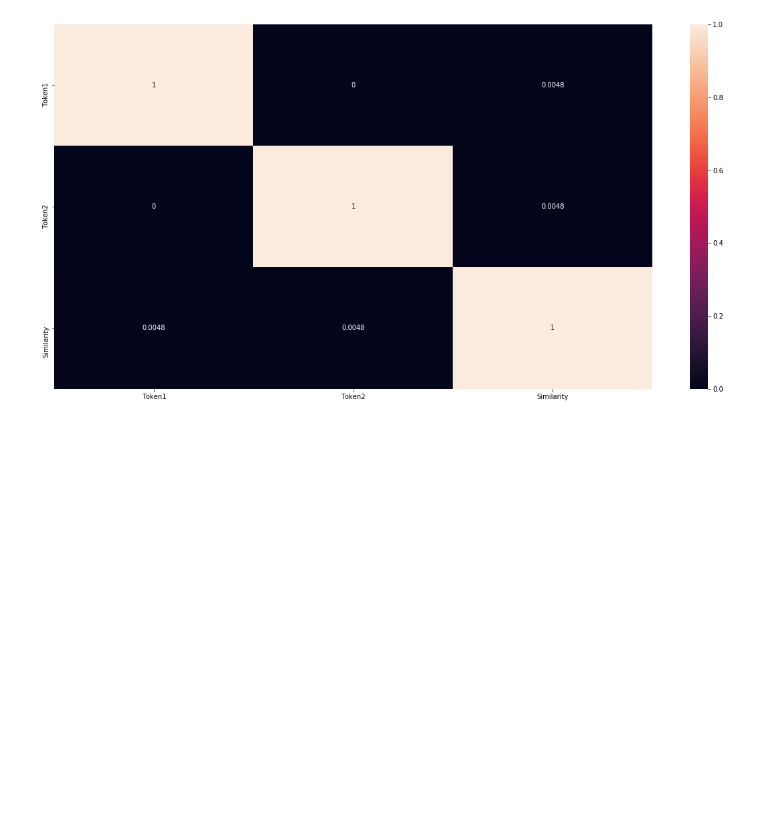
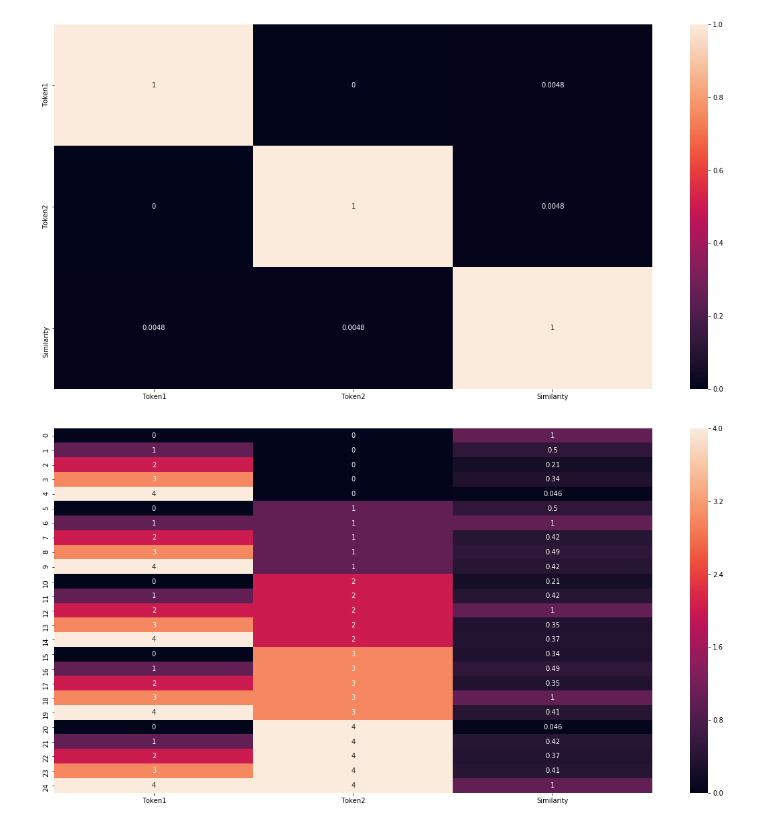
Before and after one commit to maharshisuchak/spacy-tutorial, a Jupyter notebook: sp05-semantic-similarity.ipynb, the cells around one changed output. Drawn from its saved outputs; the diff is of its cells as text; code cells hidden in the pictures; blank space fills up the shorter version.

```diff
--- a/sp05-semantic-similarity.ipynb
+++ b/sp05-semantic-similarity.ipynb
@@ -133,3 +133,9 @@ sns.heatmap(df_viz.corr(),annot=True)
 plt.show()
 # %% [output]
 [figure]
+# %%
+plt.figure(figsize=(20,10))
+sns.heatmap(df_viz,annot=True)
+plt.show()
+# %% [output]
+[figure, added]
```
Also changed, not shown: 1 other file.
